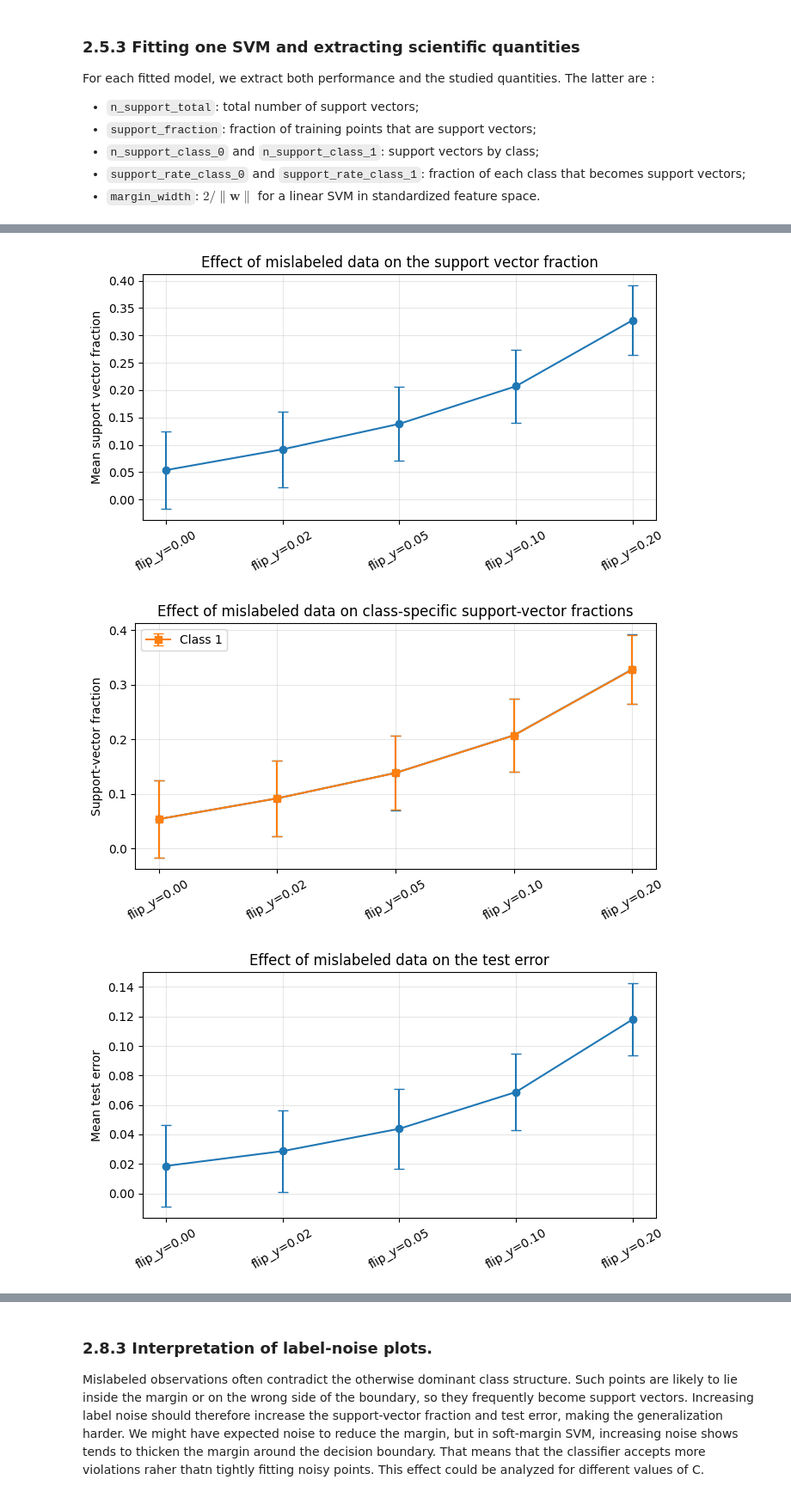
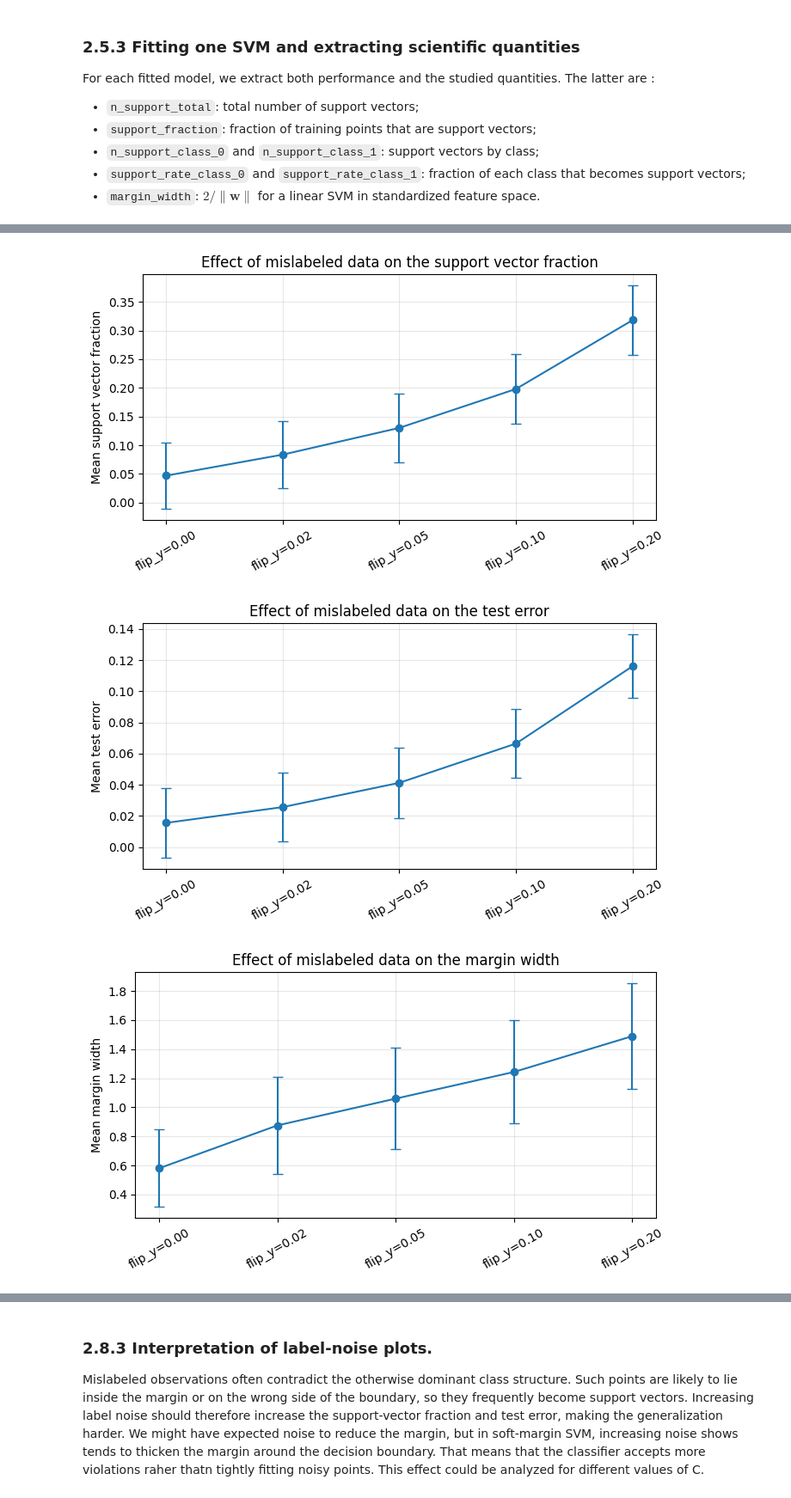
Before and after one commit to meryla/sfml-project, a Jupyter notebook: sfml.ipynb, the cells around one changed output, grey strips where cells are left out. Shown at 86% size. Saved outputs shown, nothing was run; the diff lists cells and outputs as text; code cells hidden in the pictures.

```diff
--- a/sfml.ipynb
+++ b/sfml.ipynb
@@ -540,7 +563,7 @@ The balanced test accuracy gives equal importance to each class, this quantity i
 
 A linear soft-margin SVM is used throughout. Features are standardized before fitting because SVMs depend on dot products and Euclidean distances which are strongly scale sensitive. Without scaling, variables with larger numerical ranges could dominate the margin.
 # %%
-##################1️2️⃣RESEARCH Q22️⃣##########################
+##################2️⃣RESEARCH Q22️⃣##########################
 #Global settings
 
 # Reproducibility and experimental design
@@ -550,7 +573,6 @@ N_REPEATS = 500 #number of time we repeat each experiment
 
 # Baseline/default dataset parameters
 BASE_N_SAMPLES = 5000
-BASE_N_FEATURES = 10
 BASE_CLASS_SEP = 1.5
 BASE_CLASS_WEIGHTS = (0.50, 0.50)
 BASE_FLIP_Y = 0.00
@@ -569,21 +591,16 @@ SVM_C = 1.0
 
 The function below creates a binary classification dataset with a chosen degree of overlap, imbalance, and label noise. The labels returned by `make_classification` are $0$ and $1$ refering to the $-1$ and $+1$ from the theory above.
 # %%
-##################1️2️⃣RESEARCH Q22️⃣##########################
+##################2️⃣RESEARCH Q22️⃣##########################
 #Generate a binary classification dataset with controlled overlap, imbalance, and label noise.
 
 def make_dataset(n_samples, n_features, class_sep, class_weights, flip_y, random_state):
-    n_informative = max(2, int(np.ceil(0.6 * n_features)))
-    n_redundant = int(np.floor(0.2 * n_features))
-
-    if n_informative + n_redundant >= n_features:
-        n_redundant = max(0, n_features - n_informative - 1)
 
     X, y = make_classification(
         n_samples=n_samples,
-        n_features=n_features,
-        n_informative=n_informative,
-        n_redundant=n_redundant,
+        n_features=3,
+        n_informative=3,
+        n_redundant=0,
         n_repeated=0,
         n_classes=2,
         n_clusters_per_class=1,
@@ -803,6 +821,7 @@ summary.round(4)
 
 The plots below show means over repeated random seeds. Error bars show one empirical standard deviation.
 # %%
+##################2️⃣RESEARCH Q22️⃣##########################
 def plot_metric(summary_df, setting_type, y_mean_col, y_std_col, ylabel, title, second_mean_col=None,
                 second_std_col=None, first_label="Class 0", second_label="Class 1"):
     subset = summary_df[summary_df["setting_type"] == setting_type].copy() #keeping only the rows corresponding to the setting type
@@ -815,7 +834,7 @@ def plot_metric(summary_df, setting_type, y_mean_col, y_std_col, ylabel, title,
     elif setting_type == "label_noise":
         order = [f"flip_y={v:.2f}" for v in LABEL_NOISE_LIST]
 
-    subset["setting_label"] = pd.Categorical(subset["setting_label"], categories=order, ordered=True) #->the order is meaningful
+    subset["setting_label"] = pd.Categorical(subset["setting_label"], categories=order, ordered=True) #=>the order is meaningful
     subset = subset.sort_values("setting_label") #ensure the rows follow the intended order
 
     x = np.arange(len(subset))
@@ -824,7 +843,7 @@ def plot_metric(summary_df, setting_type, y_mean_col, y_std_col, ylabel, title,
 
     #first curve
     plt.figure(figsize=(7, 4))
-    plt.errorbar(x, y, yerr=yerr, marker="o", capsize=4)
+    plt.errorbar(x, y, yerr=yerr, marker="o", capsize=4, label=first_label)
 
     #optional second curve
     if second_mean_col is not None and second_std_col is not None:
@@ -893,12 +911,10 @@ plot_metric(summary, "imbalance", "mean_support_distance", "std_support_distance
 # %%
+##################2️⃣RESEARCH Q22️⃣##########################
 # Effect of mislabeled data.
 plot_metric(summary, "label_noise", "mean_n_support_total", "std_n_support_total",
             "Mean number of support vectors", "Effect of mislabeled data on the number of support vectors")
 plot_metric(summary, "label_noise", "mean_support_fraction", "std_support_fraction",
             "Mean support vector fraction", "Effect of mislabeled data on the support vector fraction")
-plot_metric(summary, "label_noise", "mean_support_rate_class_0", "std_support_rate_class_0", "Support-vector fraction",
-            "Effect of mislabeled data on class-specific support-vector fractions", second_mean_col="mean_support_rate_class_1",
-            second_std_col="std_support_rate_class_1", first_label="Class 0", second_label="Class 1")
 plot_metric(summary, "label_noise", "mean_test_error", "std_test_error",
             "Mean test error", "Effect of mislabeled data on the test error")
 plot_metric(summary, "label_noise", "mean_margin_width", "std_margin_width",
@@ -910,3 +926,3 @@ plot_metric(summary, "label_noise", "mean_support_distance", "std_support_distan
-[figure, old version]
+[figure, new version]
-[figure, old version]
+[figure, new version]
-[figure, old version]
+[figure, new version]
```
Also changed, not shown: parts of 31 cells of this notebook.
